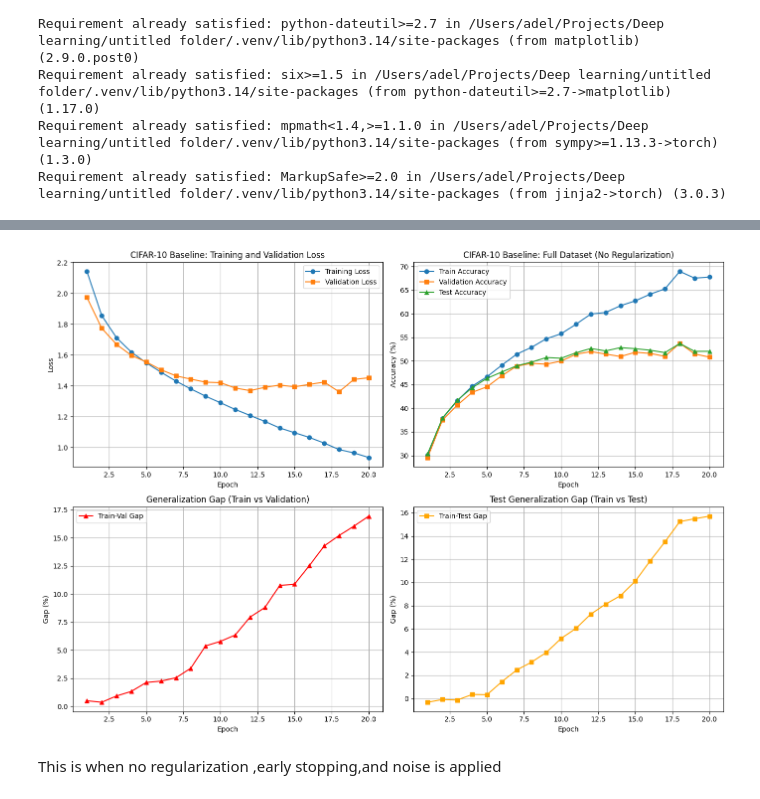
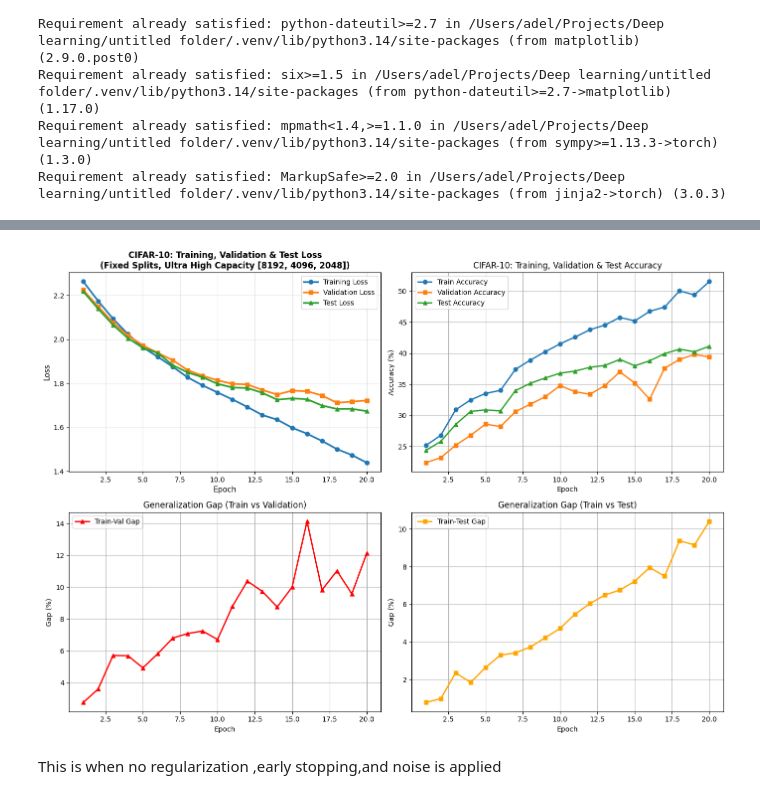
Before and after one commit to omar-diab/DL-Project-One, a Jupyter notebook: CIFAR10_Baseline_Full.ipynb, the cells around one changed output, grey strips where cells are left out. Cells and saved outputs as stored; diff of their text form; code cells hidden in the pictures.

Commit message:
Cifar-10
Added test loss and fixed split

```diff
--- a/CIFAR10_Baseline_Full.ipynb
+++ b/CIFAR10_Baseline_Full.ipynb
@@ -128,15 +133,15 @@ device = torch.device('cuda' if torch.cuda.is_available() else 'cpu')
 learning_rate = 0.01
 max_epochs = 20 # you can modify this according to hwat gpu you have
 
-# initialize model without regularization (no dropout, no batchnorm)
-model = AblationMLP(use_dropout=False, use_batchnorm=False).to(device)
+# initialize model with increased complexity [8192, 4096, 2048] for maximum overfitting
+model = AblationMLP(use_dropout=False, use_batchnorm=False, hidden_sizes=[8192, 4096, 2048]).to(device)
 optimizer = optim.SGD(model.parameters(), lr=learning_rate)
 loss_fn = nn.CrossEntropyLoss()
 
 print(f"Device: {device}")
 print(f"Learning Rate: {learning_rate}")
 print(f"Max Epochs: {max_epochs}")
-print(f"Model: No Regularization (no dropout, no batchnorm)")
+print(f"Model: Ultra High Capacity [8192, 4096, 2048] with Fixed Splits (No Regularization)")
 # %% [output]
 Device: cpu
 Learning Rate: 0.01
@@ -200,6 +205,7 @@ def train_epoch(model, train_loader, optimizer, loss_fn, device):
 # train the model for 20 epochs and track metrics
 train_losses = []
 val_losses = []
+test_losses = []
 train_accuracies = []
 val_accuracies = []
 test_accuracies = []
@@ -213,18 +219,21 @@ for epoch in range(max_epochs):
     train_acc = evaluate(model, train_loader, device)
     val_loss = compute_loss(model, val_loader, loss_fn, device)
     val_acc = evaluate(model, val_loader, device)
+    test_loss = compute_loss(model, test_loader, loss_fn, device)
     test_acc = evaluate(model, test_loader, device)
 
     train_accuracies.append(train_acc)
     val_accuracies.append(val_acc)
     test_accuracies.append(test_acc)
     val_losses.append(val_loss)
+    test_losses.append(test_loss)
 
-    print(f"Epoch {epoch+1}/{max_epochs} | Train Loss: {loss:.4f} | Val Loss: {val_loss:.4f} | Train Acc: {train_acc:.2f}% | Val Acc: {val_acc:.2f}% | Test Acc: {test_acc:.2f}%")
+    print(f"Epoch {epoch+1}/{max_epochs} | Train Loss: {loss:.4f} | Val Loss: {val_loss:.4f} | Test Loss: {test_loss:.4f} | Train Acc: {train_acc:.2f}% | Val Acc: {val_acc:.2f}% | Test Acc: {test_acc:.2f}%")
 
 print("\nTraining completed!")
 print(f"Final Train Accuracy: {train_accuracies[-1]:.2f}%")
 print(f"Final Validation Accuracy: {val_accuracies[-1]:.2f}%")
 print(f"Final Test Accuracy: {test_accuracies[-1]:.2f}%")
 print(f"Generalization Gap (Train-Val): {train_accuracies[-1] - val_accuracies[-1]:.2f}%")
+print(f"Generalization Gap (Train-Test): {train_accuracies[-1] - test_accuracies[-1]:.2f}%")
 # %% [output]
@@ -248,47 +257,48 @@ Generalization Gap (Train-Val): 16.93%
 # %%
-# visualize generalization gap
+# visualize generalization gap with test loss
 fig, ((ax1, ax2), (ax3, ax4)) = plt.subplots(2, 2, figsize=(14, 10))
 
-# plot loss curves
-ax1.plot(range(1, max_epochs+1), train_losses, label='Training Loss', marker='o')
-ax1.plot(range(1, max_epochs+1), val_losses, label='Validation Loss', marker='s')
-ax1.set_xlabel('Epoch')
-ax1.set_ylabel('Loss')
-ax1.set_title('CIFAR-10 Baseline: Training and Validation Loss')
-ax1.legend()
-ax1.grid(True)
+# plot loss curves with training, validation, and test loss
+ax1.plot(range(1, max_epochs+1), train_losses, label='Training Loss', marker='o', linewidth=2.5, markersize=6, color='#1f77b4')
+ax1.plot(range(1, max_epochs+1), val_losses, label='Validation Loss', marker='s', linewidth=2.5, markersize=6, color='#ff7f0e')
+ax1.plot(range(1, max_epochs+1), test_losses, label='Test Loss', marker='^', linewidth=2.5, markersize=6, color='#2ca02c')
+ax1.set_xlabel('Epoch', fontsize=11)
+ax1.set_ylabel('Loss', fontsize=11)
+ax1.set_title('CIFAR-10: Training, Validation & Test Loss\n(Fixed Splits, Ultra High Capacity [8192, 4096, 2048])', fontsize=12, fontweight='bold')
+ax1.legend(fontsize=10)
+ax1.grid(True, alpha=0.3)
 
 # plot accuracy curves
-ax2.plot(range(1, max_epochs+1), train_accuracies, label='Train Accuracy', marker='o')
-ax2.plot(range(1, max_epochs+1), val_accuracies, label='Validation Accuracy', marker='s')
-ax2.plot(range(1, max_epochs+1), test_accuracies, label='Test Accuracy', marker='^')
+ax2.plot(range(1, max_epochs+1), train_accuracies, label='Train Accuracy', marker='o', linewidth=2)
+ax2.plot(range(1, max_epochs+1), val_accuracies, label='Validation Accuracy', marker='s', linewidth=2)
+ax2.plot(range(1, max_epochs+1), test_accuracies, label='Test Accuracy', marker='^', linewidth=2)
 ax2.set_xlabel('Epoch')
 ax2.set_ylabel('Accuracy (%)')
-ax2.set_title('CIFAR-10 Baseline: Full Dataset (No Regularization)')
+ax2.set_title('CIFAR-10: Training, Validation & Test Accuracy')
 ax2.legend()
 ax2.grid(True)
 
 # plot generalization gap (train vs validation)
 gap = [train_accuracies[i] - val_accuracies[i] for i in range(max_epochs)]
-ax3.plot(range(1, max_epochs+1), gap, label='Train-Val Gap', marker='^', color='red')
+ax3.plot(range(1, max_epochs+1), gap, label='Train-Val Gap', marker='^', color='red', linewidth=2)
 ax3.set_xlabel('Epoch')
 ax3.set_ylabel('Gap (%)')
 ax3.set_title('Generalization Gap (Train vs Validation)')
 ax3.legend()
 ax3.grid(True)
 
 # plot train vs test gap
 test_gap = [train_accuracies[i] - test_accuracies[i] for i in range(max_epochs)]
-ax4.plot(range(1, max_epochs+1), test_gap, label='Train-Test Gap', marker='s', color='orange')
+ax4.plot(range(1, max_epochs+1), test_gap, label='Train-Test Gap', marker='s', color='orange', linewidth=2)
 ax4.set_xlabel('Epoch')
 ax4.set_ylabel('Gap (%)')
-ax4.set_title('Test Generalization Gap (Train vs Test)')
+ax4.set_title('Generalization Gap (Train vs Test)')
 ax4.legend()
 ax4.grid(True)
 
 plt.tight_layout()
 plt.show()
 # %% [output]
-[figure, old version]
+[figure, new version]
 # %% [markdown]
 This is when no regularization ,early stopping,and noise is applied
```
Also changed, not shown: parts of 3 cells of this notebook.
